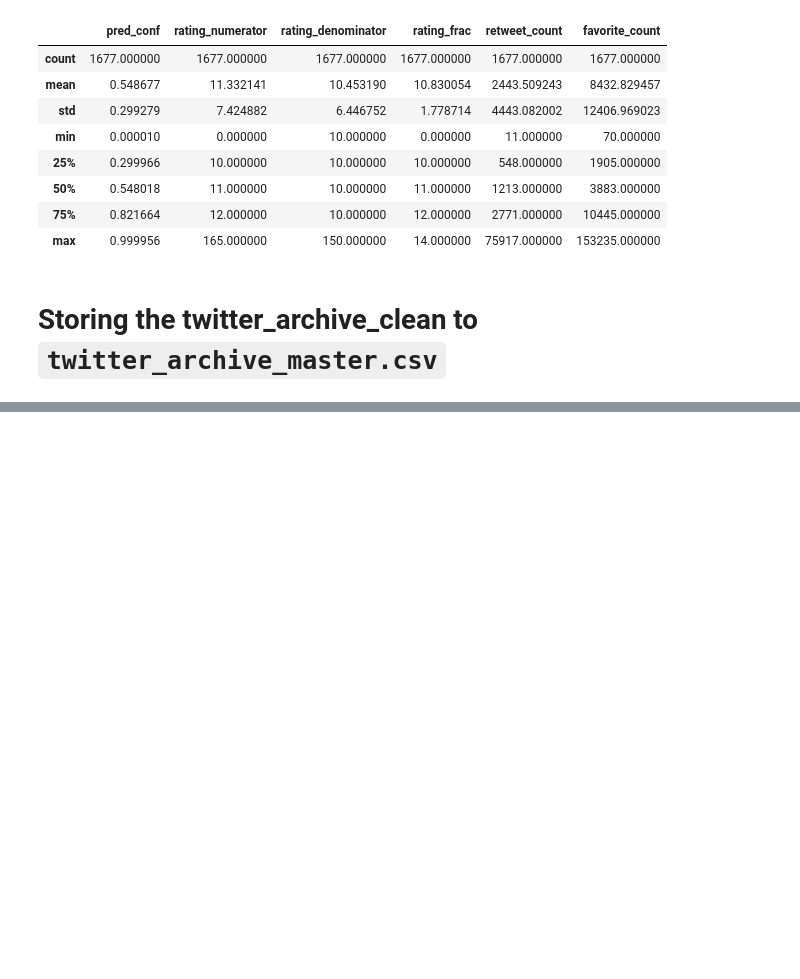
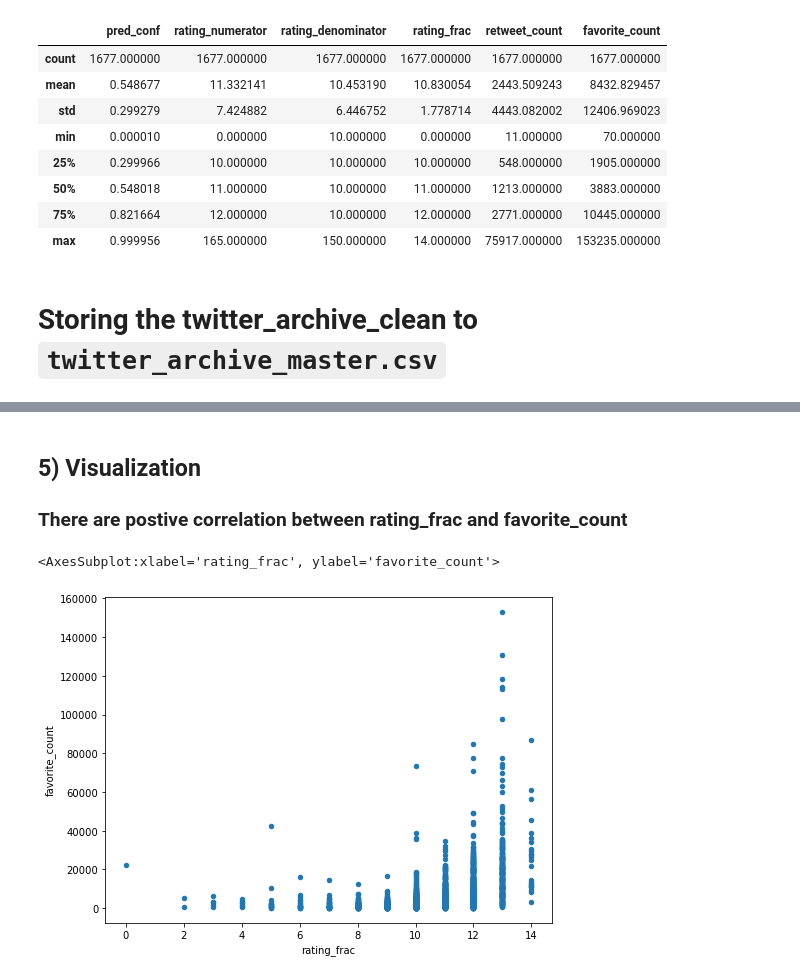
Before and after one commit to Onsymers/Wrangle_WeRateDogs, a Jupyter notebook: wrangle_act.ipynb, the cells around one changed output, grey strips where cells are left out. Cells and saved outputs as stored; diff of their text form; code cells hidden in the pictures; blank space fills up the shorter version.

```diff
--- a/wrangle_act.ipynb
+++ b/wrangle_act.ipynb
@@ -954,0 +1046,8 @@ twitter_archive_clean.to_csv('twitter_archive_master.csv')
+# %% [markdown]
+## 5) Visualization
+### There are postive correlation between rating_frac and favorite_count
+# %%
+df_twitter_archive.plot(kind='scatter', x='rating_frac', y ='favorite_count',figsize=(8,6))
+# %% [output]
+<AxesSubplot:xlabel='rating_frac', ylabel='favorite_count'>
+[figure, added]
```
Also changed, not shown: parts of 30 cells of this notebook, 2 other files.
